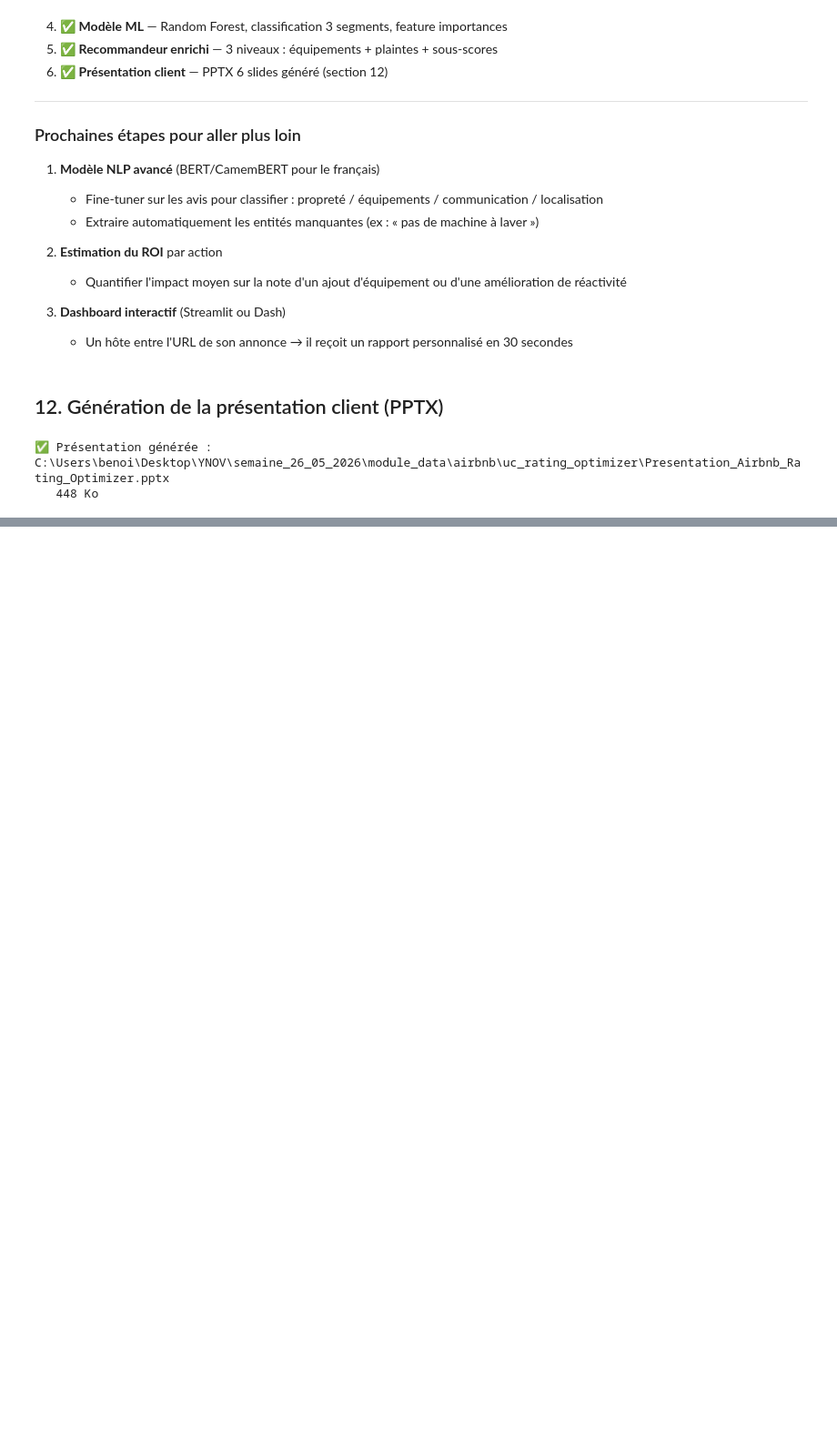
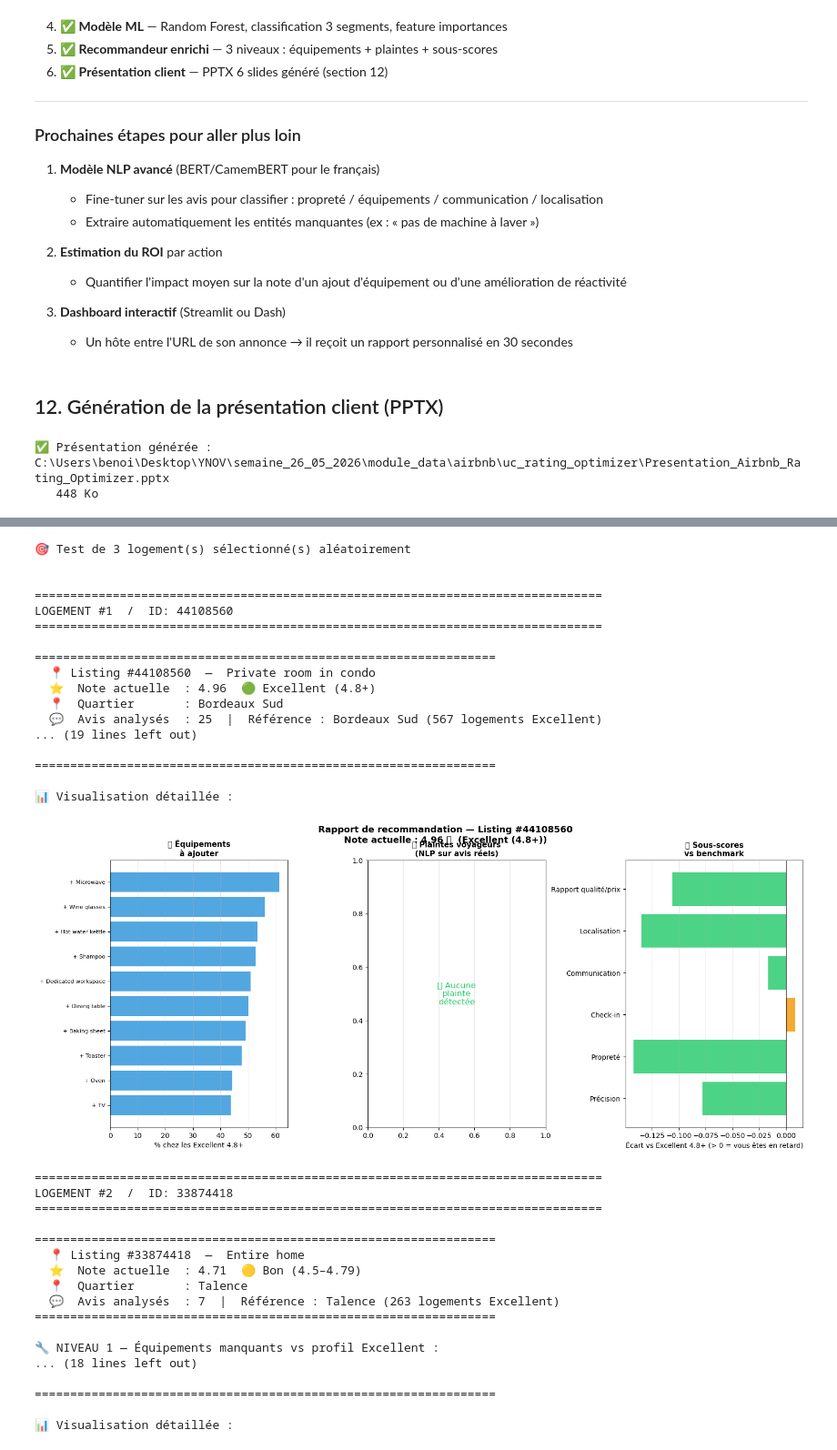
Before and after one commit to Benoit-DAVID-33/Ynov, a Jupyter notebook: semaine_26_05_2026/module_data/airbnb/uc_rating_optimizer/UC_Rating_Optimizer.ipynb, the cells around one changed output, grey strips where cells are left out. Shown at 91% size. Saved outputs shown, nothing was run; the diff lists cells and outputs as text; code cells hidden in the pictures; blank space fills up the shorter version.

```diff
--- a/semaine_26_05_2026/module_data/airbnb/uc_rating_optimizer/UC_Rating_Optimizer.ipynb
+++ b/semaine_26_05_2026/module_data/airbnb/uc_rating_optimizer/UC_Rating_Optimizer.ipynb
@@ -1679,0 +1684,56 @@ print(f'   {OUTPUT_PATH.stat().st_size / 1024:.0f} Ko')
+# %%
+# Sélectionner 1-3 logements au hasard avec suffisamment d'avis
+np.random.seed(None)  # chaque run = nouveaux logements
+test_listings = df_with_complaints[df_with_complaints['n_reviews_total'] >= 5].sample(n=min(3, len(df_with_complaints)), random_state=None)
+
+print(f'\n🎯 Test de {len(test_listings)} logement(s) sélectionné(s) aléatoirement\n')
+
+for idx, (_, listing) in enumerate(test_listings.iterrows(), 1):
+    listing_id = listing['id']
+    print(f'\n{"="*80}')
+    print(f'LOGEMENT #{idx}  /  ID: {listing_id}')
+    print(f'{"="*80}\n')
+
+    # Rapport textuel
+    recommend_full(listing_id, df_listings=df_with_complaints)
+
+    # Graphique de recommandation
+    print('\n📊 Visualisation détaillée :\n')
+    plot_full_recommendation(listing_id, df_listings=df_with_complaints)
+    print()
+# %% [output]
+🎯 Test de 3 logement(s) sélectionné(s) aléatoirement
+
+
+================================================================================
+LOGEMENT #1  /  ID: 44108560
+================================================================================
+
+=================================================================
+  📍 Listing #44108560  —  Private room in condo
+  ⭐  Note actuelle  : 4.96  🟢 Excellent (4.8+)
+  📍  Quartier       : Bordeaux Sud
+  💬  Avis analysés  : 25  |  Référence : Bordeaux Sud (567 logements Excellent)
+... (19 lines left out)
+
+=================================================================
+
+📊 Visualisation détaillée :
+[figure, added]
+================================================================================
+LOGEMENT #2  /  ID: 33874418
+================================================================================
+
+=================================================================
+  📍 Listing #33874418  —  Entire home
+  ⭐  Note actuelle  : 4.71  🟡 Bon (4.5–4.79)
+  📍  Quartier       : Talence
+  💬  Avis analysés  : 7  |  Référence : Talence (263 logements Excellent)
+=================================================================
+
+🔧 NIVEAU 1 — Équipements manquants vs profil Excellent :
+... (18 lines left out)
+
+=================================================================
+
+📊 Visualisation détaillée :
```
Also changed, not shown: parts of 3 cells of this notebook, 11 other files.
